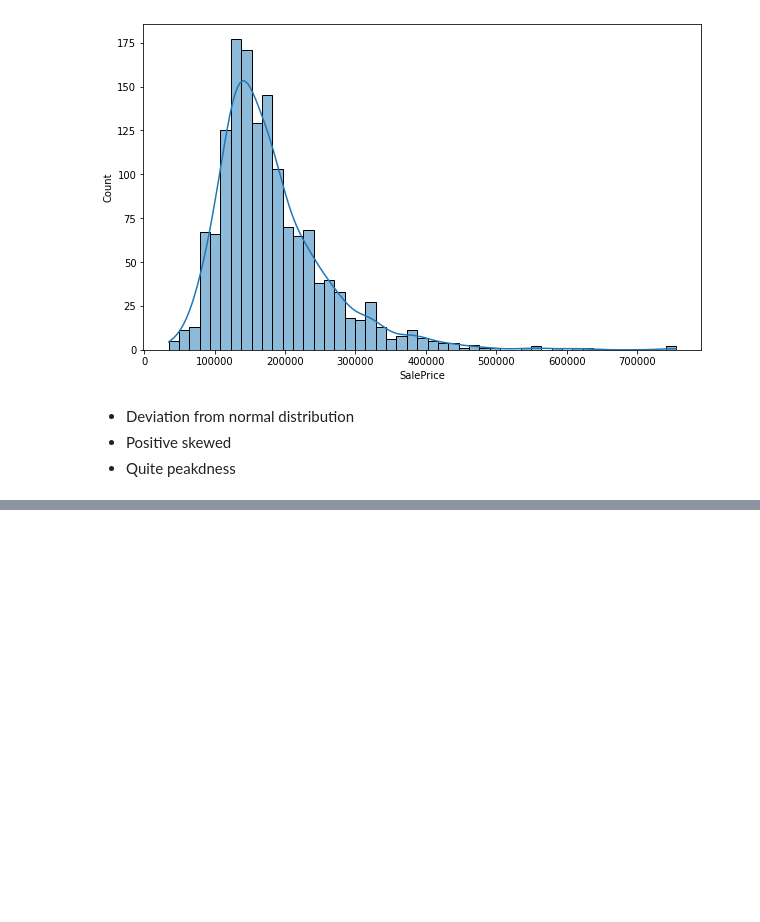
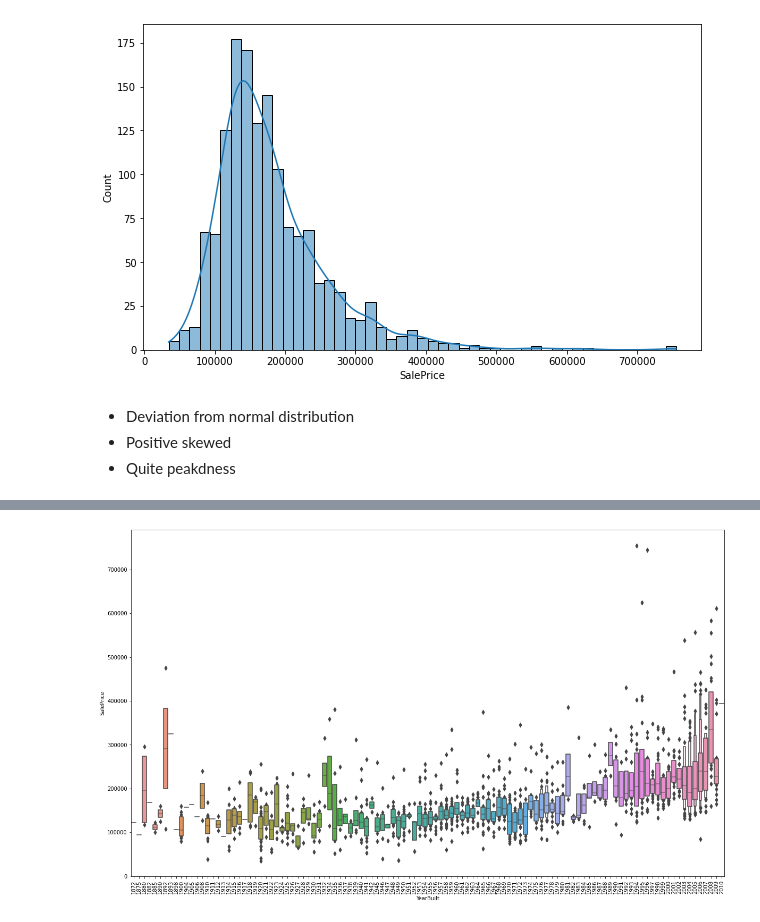
Before and after one commit to LapoDini/WorkInProgress, a Jupyter notebook: house-price-competition.ipynb, the cells around one changed output, grey strips where cells are left out. Saved outputs shown, nothing was run; the diff lists cells and outputs as text; code cells hidden in the pictures; blank space fills up the shorter version.

```diff
--- a/house-price-competition.ipynb
+++ b/house-price-competition.ipynb
@@ -70,0 +611,9 @@ sns.histplot(df_train["SalePrice"], kde = True);
+# %%
+# Sale price vs year of buit
+sp_yob = pd.concat([df_train["YearBuilt"], df_train["SalePrice"]], axis = 1)
+
+fig, ax = plt.subplots(figsize = (20, 12))
+fig = sns.boxenplot(x = "YearBuilt", y = "SalePrice", data = sp_yob);
+plt.xticks(rotation = 90);
+# %% [output]
+[figure, added]
```
Also changed, not shown: parts of 5 cells of this notebook.
